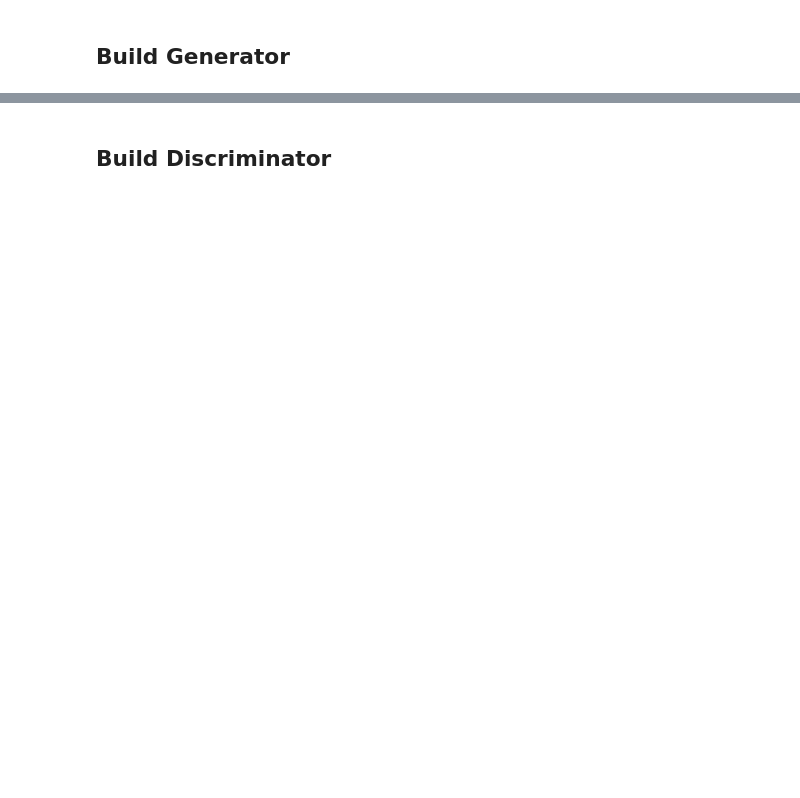
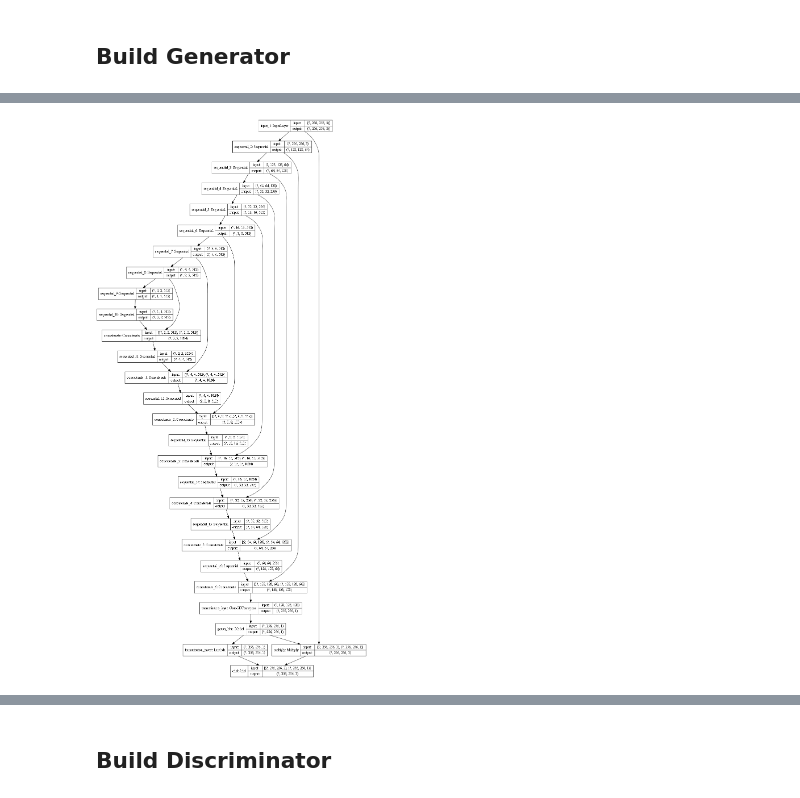
Before and after one commit to ghaiszaher/Foggy-CycleGAN, a Jupyter notebook: Foggy_CycleGAN.ipynb, the cells around one changed output, grey strips where cells are left out. Saved outputs shown, nothing was run; the diff lists cells and outputs as text; code cells hidden in the pictures; blank space fills up the shorter version.

```diff
--- a/Foggy_CycleGAN.ipynb
+++ b/Foggy_CycleGAN.ipynb
@@ -190 +75,5 @@ def downsample(filters, size, apply_batchnorm=True):
+# %%
+from lib.models import ModelsBuilder
+OUTPUT_CHANNELS = 3
+models_builder = ModelsBuilder()
 # %%
@@ -364,0 +91,7 @@ plt.show()
+# %%
+generator_clear2fog = models_builder.build_generator(add_fog=True)
+generator_fog2clear = models_builder.build_generator(add_fog=False)
+# %%
+tf.keras.utils.plot_model(generator_clear2fog, show_shapes=True, dpi=64)
+# %% [output]
+[figure, added]
```
Also changed, not shown: parts of 50 cells of this notebook, 8 other files.
